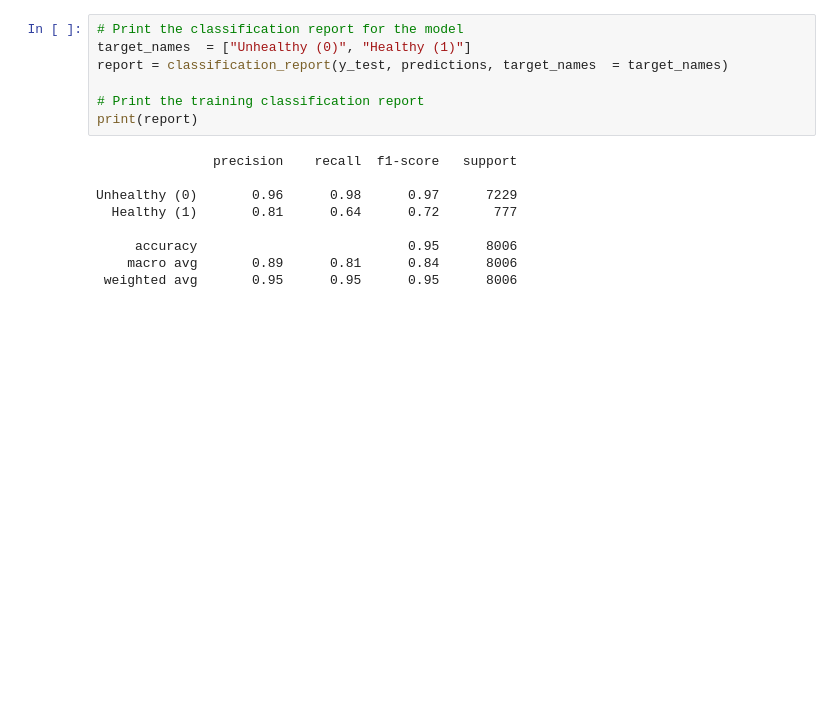
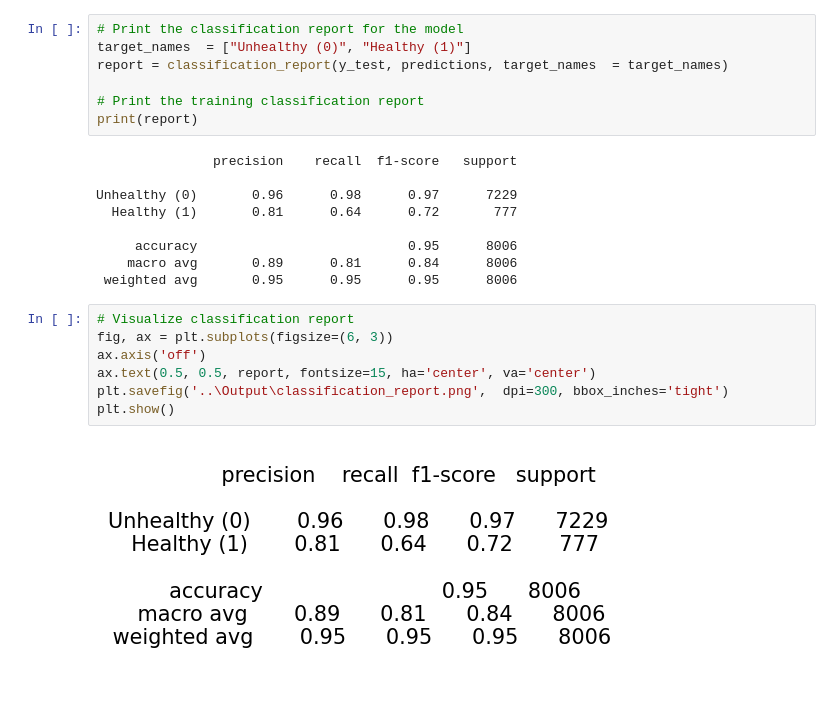
Before and after one commit to gfoley15/whats_killing_my_tomatoes, a Jupyter notebook: Code/02_Logistic_Regression.ipynb, the cells around one changed output. Drawn from its saved outputs; the diff is of its cells as text; blank space fills up the shorter version.

```diff
--- a/Code/02_Logistic_Regression.ipynb
+++ b/Code/02_Logistic_Regression.ipynb
@@ -106,3 +125,12 @@ Unhealthy (0)       0.96      0.98      0.97      7229
      accuracy                           0.95      8006
     macro avg       0.89      0.81      0.84      8006
  weighted avg       0.95      0.95      0.95      8006
+# %%
+# Visualize classification report
+fig, ax = plt.subplots(figsize=(6, 3))
+ax.axis('off')
+ax.text(0.5, 0.5, report, fontsize=15, ha='center', va='center')
+plt.savefig('..\Output\classification_report.png',  dpi=300, bbox_inches='tight')
+plt.show()
+# %% [output]
+[figure, added]
```
Also changed, not shown: parts of 5 cells of this notebook, 19 other files.
